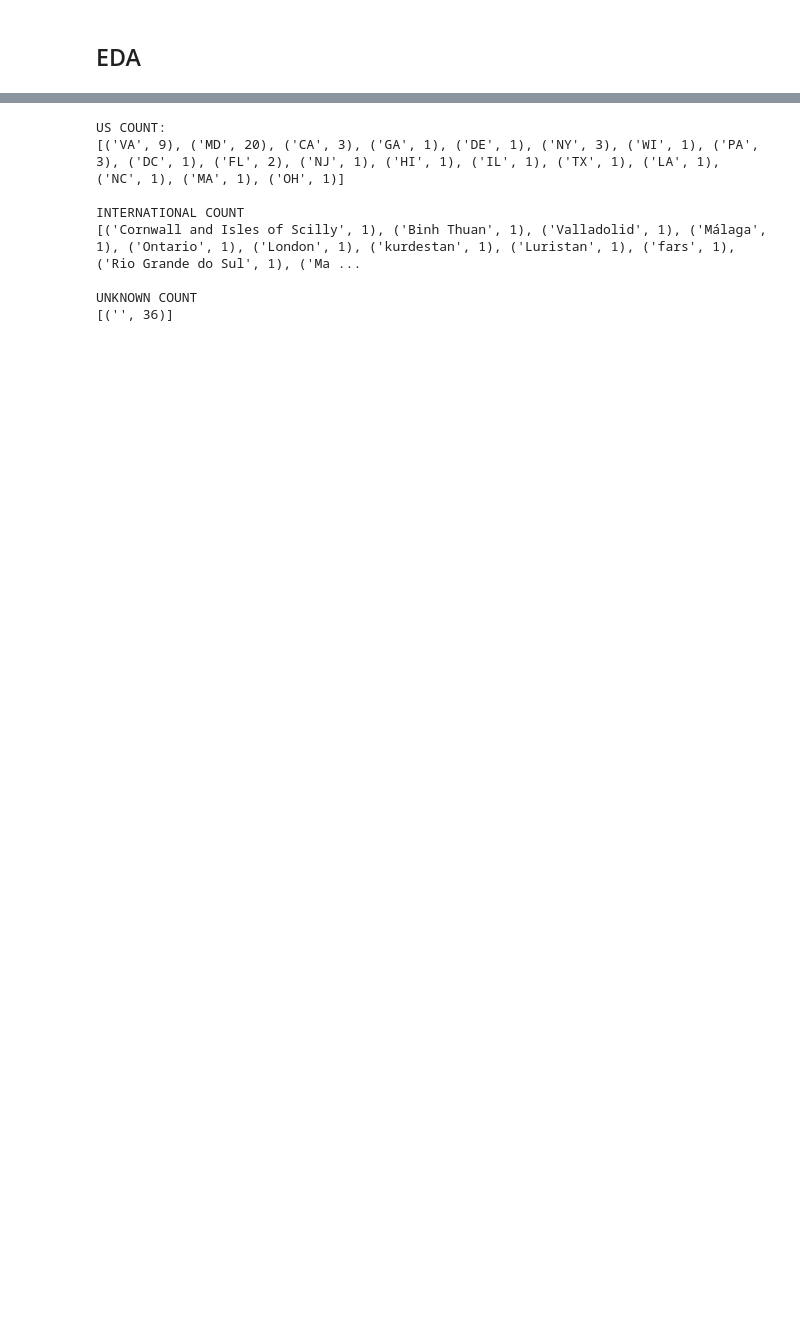
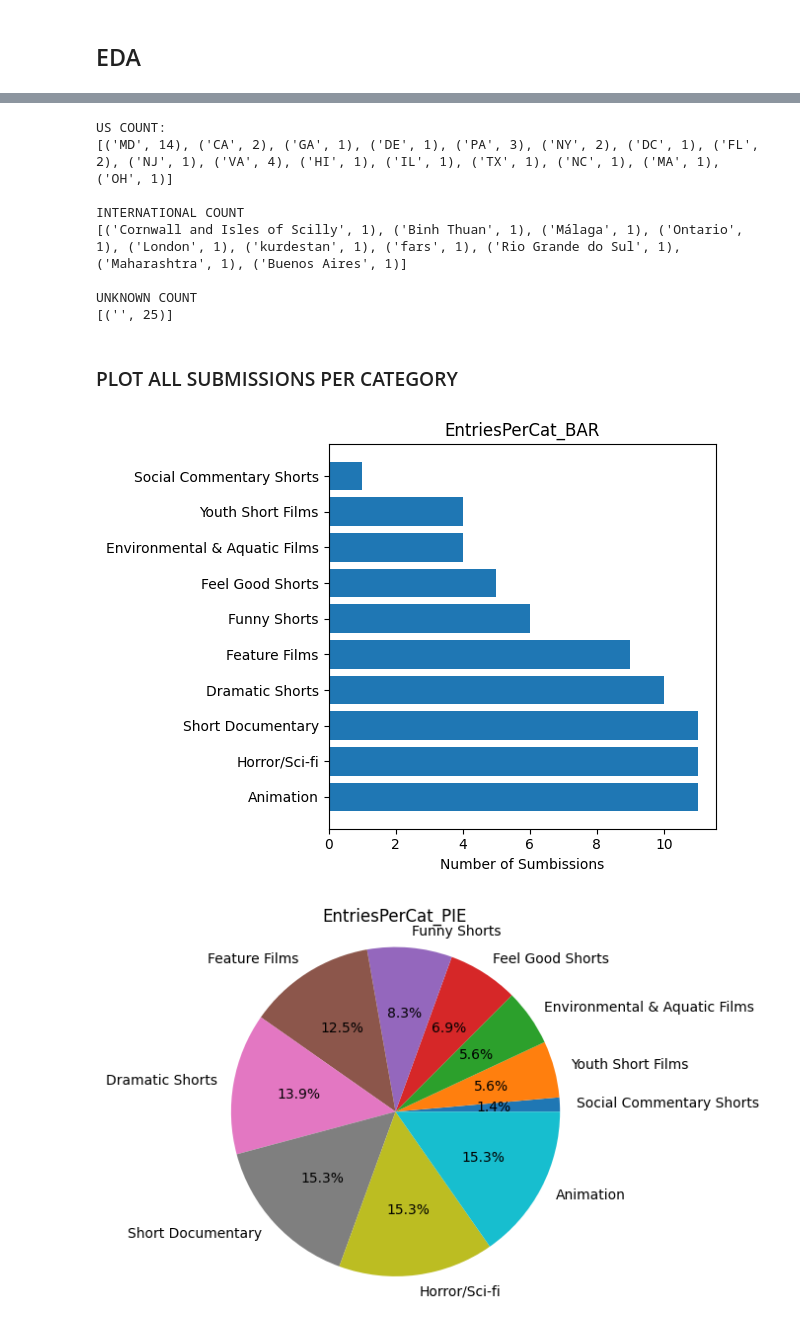
Before and after one commit to dennisgsmith/filmfest, a Jupyter notebook: process.ipynb, the cells around one changed output, grey strips where cells are left out. Saved outputs shown, nothing was run; the diff lists cells and outputs as text; code cells hidden in the pictures; blank space fills up the shorter version.

```diff
--- a/process.ipynb
+++ b/process.ipynb
@@ -56,0 +92,3 @@ subs_df['State'].fillna('', inplace=True)
+# %%
+selected_df = subs_df[subs_df['Judging Status']=='Selected']
+print(f'Acceptance Rate: {len(selected_df) / len(subs_df)}, ({len(selected_df)} / {len(subs_df)})')
@@ -83,5 +113,5 @@ subs_df['State'] = subs_df['State'].apply(
 # %%
-state_count = Counter(subs_df.State)
+state_count = Counter(selected_df.State)
 us_state_count = [state for state in state_count.items() if len(state[0]) == 2]
 international_count = [state for state in state_count.items() if len(state[0]) != 2 and state[0] != '']
 unknown_loc_count = [state for state in state_count.items() if state[0] == '']
@@ -93,10 +123,52 @@ print('\nUNKNOWN COUNT')
 print(unknown_loc_count)
 # %% [output]
 US COUNT:
-[('VA', 9), ('MD', 20), ('CA', 3), ('GA', 1), ('DE', 1), ('NY', 3), ('WI', 1), ('PA', 3), ('DC', 1), ('FL', 2), ('NJ', 1), ('HI', 1), ('IL', 1), ('TX', 1), ('LA', 1), ('NC', 1), ('MA', 1), ('OH', 1)]
+[('MD', 14), ('CA', 2), ('GA', 1), ('DE', 1), ('PA', 3), ('NY', 2), ('DC', 1), ('FL', 2), ('NJ', 1), ('VA', 4), ('HI', 1), ('IL', 1), ('TX', 1), ('NC', 1), ('MA', 1), ('OH', 1)]
 
 INTERNATIONAL COUNT
-[('Cornwall and Isles of Scilly', 1), ('Binh Thuan', 1), ('Valladolid', 1), ('Málaga', 1), ('Ontario', 1), ('London', 1), ('kurdestan', 1), ('Luristan', 1), ('fars', 1), ('Rio Grande do Sul', 1), ('Ma ...
+[('Cornwall and Isles of Scilly', 1), ('Binh Thuan', 1), ('Málaga', 1), ('Ontario', 1), ('London', 1), ('kurdestan', 1), ('fars', 1), ('Rio Grande do Sul', 1), ('Maharashtra', 1), ('Buenos Aires', 1)]
 
 UNKNOWN COUNT
-[('', 36)]
+[('', 25)]
+# %%
+def make_bar(y_pos, n, labels, xlabel, filename):
+        plt.rcdefaults()
+        fig, ax = plt.subplots()
+        _ = ax.barh(y_pos, n, align='center')
+        _ = ax.set_yticks(y_pos)
+        _ = ax.set_yticklabels(labels)
+        _ = ax.invert_yaxis()
+        _ = ax.set_xlabel(str(xlabel))
+        _ = ax.set_title(str(filename))
+        _ = plt.tight_layout()
+        # plt.savefig(DATA_FOLDER / f'{filename}.png')
+        plt.show()
+# %%
+def make_pie(ratios, labels, filename):
+        fig1, ax = plt.subplots()
+        _ = ax.pie(ratios, labels=labels, autopct='%1.1f%%', shadow=False, normalize=True)
+        _ = ax.set_title(str(filename))
+        _ = ax.axis('equal') # make sure pie is circle
+        # plt.savefig(DATA_FOLDER / '{filename}.png', bbox_inches='tight')
+        plt.show()
+# %% [markdown]
+### PLOT ALL SUBMISSIONS PER CATEGORY
+# %%
+subs_per_cat = dict(Counter(selected_df['Submission Categories']))
+sorted_cat = sorted(subs_per_cat.items(), key=lambda x: x[1])
+total_selected = len(selected_df['Project Title'])
+labels = [k for k, v in sorted_cat]
+number_of_entries = [v for k, v in sorted_cat]
+ratios = [(v / total_selected) for k, v in sorted_cat]
+
+make_bar(
+        y_pos=np.arange(len(labels)), n=number_of_entries,
+        labels=labels, xlabel='Number of Sumbissions', filename='EntriesPerCat_BAR'
+         )
+
+make_pie(
+        ratios=ratios, labels=labels, filename='EntriesPerCat_PIE'
+        )
+# %% [output]
+[figure, added]
+[figure, added]
```
Also changed, not shown: parts of 20 cells of this notebook, 3 other files.
